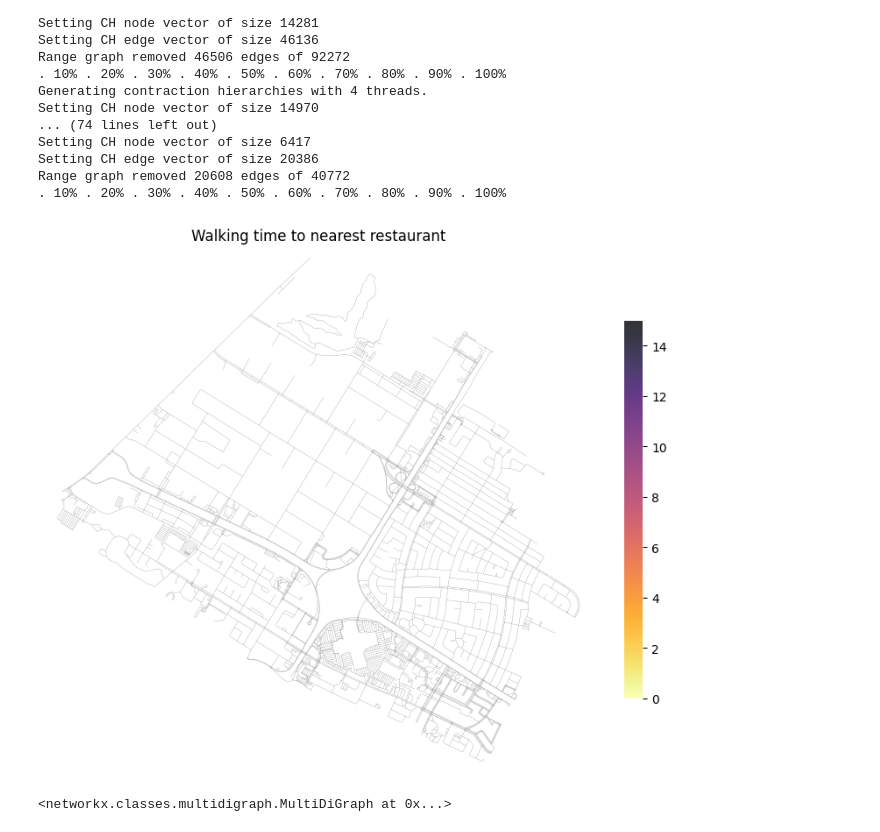
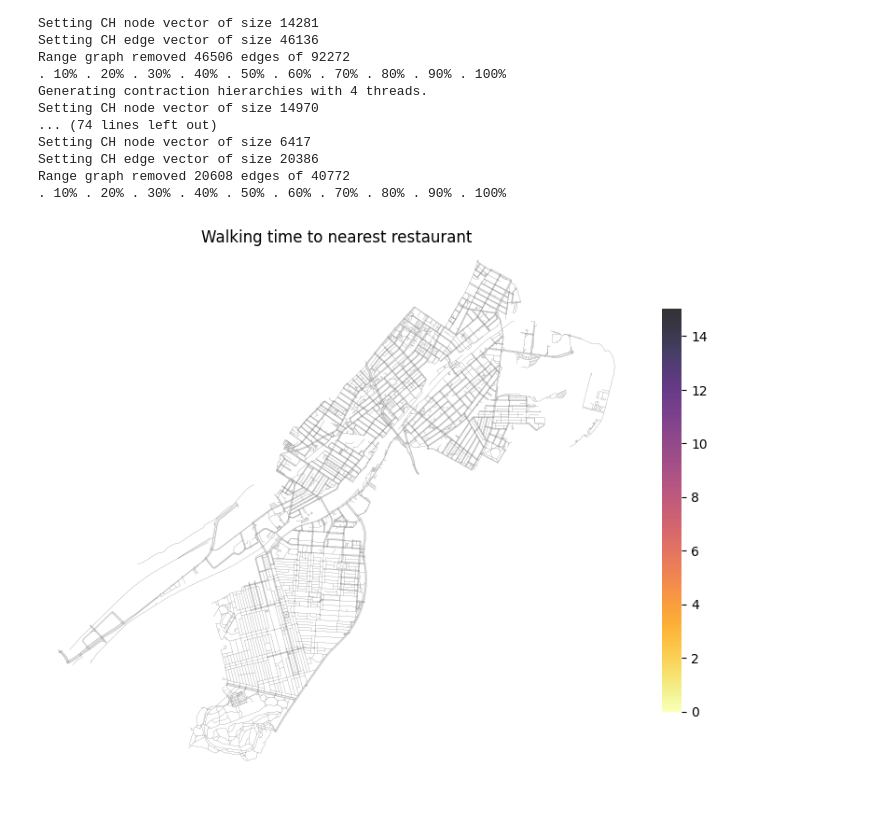
Before and after one commit to michelo200/GDS_project_deployment, a Jupyter notebook: initial_analysis/walking_discances_automated_caro.ipynb, the cells around one changed output. Saved outputs shown, nothing was run; the diff lists cells and outputs as text; code cells hidden in the pictures.

```diff
--- a/initial_analysis/walking_discances_automated_caro.ipynb
+++ b/initial_analysis/walking_discances_automated_caro.ipynb
@@ -36,41 +41,44 @@ walk_time_sec = walk_time * 60 # We need the time in seconds to match how travel
 # Loop through the neighborhoods
 for neighborhood in neighbourhoods:
     # Create a graph for the current neighborhood
-    G_walk_neighborhood = ox.graph_from_place(neighborhood, network_type='walk') # type of transportation is set here
+    G_walk_neighborhood = ox.graph_from_place(neighborhood, network_type=type_of_transportation) # type of transportation is set here
 
     for u, v, data in G_walk_neighborhood.edges(data=True):
         data['speed_kph'] = walk_speed
     G_walk_neighborhood = ox.add_edge_travel_times(G_walk_neighborhood) # this computes the travel time in seconds based on the 'speed_kph' column
 
-    ox.save_graphml(G_walk_neighborhood, f"/Users/caro/Desktop/SPRING24/GDS/PROJECT/graphs/G_walk_{neighborhood}.graphml") # save graph per neighbourhood
+    ox.save_graphml(G_walk_neighborhood, f"/Users/caro/Desktop/SPRING24/GDS/PROJECT/GDS_PROJECT/graphs/G_walk_{neighborhood}.graphml") # save graph per neighbourhood
     # Store the graph in the dictionary using the neighborhood name as the key
     graphs[neighborhood] = G_walk_neighborhood
 # %% [output]
 KeyboardInterrupt:
 # %%
 graphs = {}
-graphs_dir = '/Users/caro/Desktop/SPRING24/GDS/PROJECT/graphs'
+graphs_dir = '/Users/caro/Desktop/SPRING24/GDS/PROJECT/GDS_project/graphs'
+
 for file_name in os.listdir(graphs_dir):
     if file_name.endswith(".graphml"):
         neighborhood = file_name.replace("G_walk_", "").replace(".graphml", "")
         file_path = os.path.join(graphs_dir, file_name)
         G_walk_neighborhood = ox.load_graphml(file_path)
+
         graphs[neighborhood] = G_walk_neighborhood
 # %%
+import pandana
 pandanas = {}
 # Build Pandana network for each neighborhood
 for neighborhood, graph in graphs.items():
-    graph = ox.project_graph(graph, to_crs='EPSG:25832')
-    nodes = ox.graph_to_gdfs(graph, edges=False)[['x', 'y']]
-    edges = ox.graph_to_gdfs(graph, nodes=False).reset_index()[['u', 'v', 'travel_time']]
+    graph_projected = ox.project_graph(graph, to_crs='EPSG:25832')
+    nodes = ox.graph_to_gdfs(graph_projected, edges=False)[['x', 'y']]
+    edges = ox.graph_to_gdfs(graph_projected, nodes=False).reset_index()[['u', 'v', 'travel_time']]
 
-    network = pandana.Network(node_x=nodes['x'],
+    pandana_network = pandana.Network(node_x=nodes['x'],
                             node_y=nodes['y'],
                             edge_from=edges['u'],
                             edge_to=edges['v'],
                             edge_weights=edges[['travel_time']])
 
-    pandanas[neighborhood] = network
+    pandanas[neighborhood] = pandana_network
 # %% [output]
 Generating contraction hierarchies with 4 threads.
 Setting CH node vector of size 9639
@@ -113,31 +114,27 @@ for neighborhood, pandana in pandanas.items():
     distances['travel_time'] = distances[1] / 60
     walking_distances[neighborhood] = distances
 # %%
-G_walk_anjou = graphs['Anjou, Montreal, Canada'] # access one graph
-pandana_anjou = pandanas['Anjou, Montreal, Canada'] # access one pandana network
-distances_anjou = walking_distances['Anjou, Montreal, Canada']
+G_walk_anjou = graphs['Le Sud-Ouest, Montreal, Canada'] # access one graph
+pandana_anjou = pandanas['Le Sud-Ouest, Montreal, Canada'] # access one pandana network
+distances_anjou = walking_distances['Le Sud-Ouest, Montreal, Canada']
 # %%
 fig, ax = plt.subplots(figsize=(10, 8))
 
 # Plot distance to nearest amenity from each node
 ox.plot_graph(G_walk_anjou, ax=ax, node_size=0, edge_linewidth=0.1,
                         edge_color='gray', show=False, close=False)
 
 nodes_anjou = pandana_anjou.nodes_df[['x', 'y']]
 
 sc = ax.scatter(x=nodes_anjou['x'],
                 y=nodes_anjou['y'],
                 c=distances_anjou['travel_time'], # column to plot (distance to nearest store)
-                s=10, # size
+                s=1, # size
                 cmap='inferno_r',
                 edgecolors='none',
                 alpha=0.8)
 
 ax.set_title('Walking time to nearest restaurant')
 plt.colorbar(sc, shrink=0.7).outline.set_edgecolor('none')
 # %% [output]
-[figure, old version]
+[figure, new version]
-# %%
-G_walk_anjou
-# %% [output]
-<networkx.classes.multidigraph.MultiDiGraph at 0x...>
```
Also changed, not shown: parts of 12 cells of this notebook.
